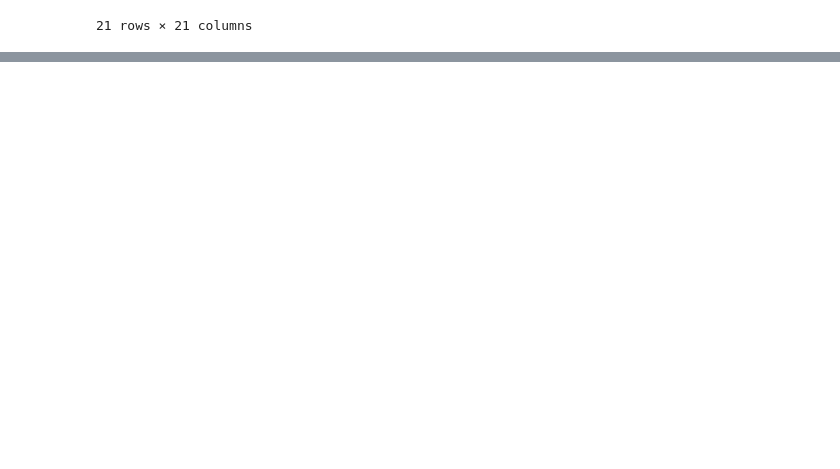
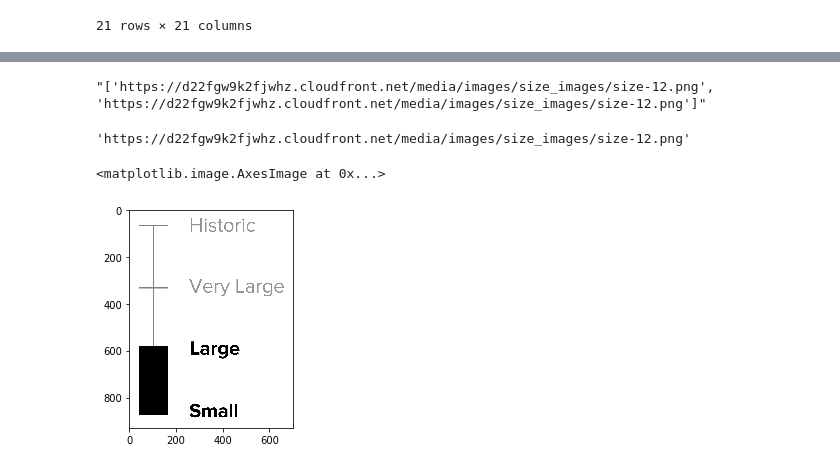
Before and after one commit to notsambeck/avalanche, a Jupyter notebook: combine data.ipynb, the cells around one changed output, grey strips where cells are left out. Saved outputs shown, nothing was run; the diff lists cells and outputs as text; code cells hidden in the pictures; blank space fills up the shorter version.

```diff
--- a/combine data.ipynb
+++ b/combine data.ipynb
@@ -68,8 +71,6 @@ combined.tail()
 | 2017-12-07 23:00:00 | 38.17 | 29.13 | 44.55 | 13.19 | 4.29 | ... |
 | 2017-12-08 00:00:00 | 39.03 | 27.92 | 44.55 | 13.19 | 4.29 | ... |
 5 rows × 26 columns
-# %%
-combined.drop(['discussion', 'problems'], axis=1, inplace=True)
 # %%
 combined.corr()
 # %% [output]
@@ -102,0 +147,17 @@ len(forecasted)  # number of hours with valid forecasts
+# %%
+combined.sizes[-1]  # json doesn't like single-quotes
+# %% [output]
+"['https://d22fgw9k2fjwhz.cloudfront.net/media/images/size_images/size-12.png', 'https://d22fgw9k2fjwhz.cloudfront.net/media/images/size_images/size-12.png']"
+# %%
+imgs = json.loads(combined.sizes[-1].replace('\'', '\"'))
+imgs[0]
+# %% [output]
+'https://d22fgw9k2fjwhz.cloudfront.net/media/images/size_images/size-12.png'
+# %%
+data = requests.get(imgs[0]).content
+img = Image.open(BytesIO(data))
+# %%
+plt.imshow(img)   # would be easier with sizes to extract information from the filename;
+# %% [output]
+<matplotlib.image.AxesImage at 0x...>
+[figure, added]
```
Also changed, not shown: parts of 11 cells of this notebook, 2 other files.
